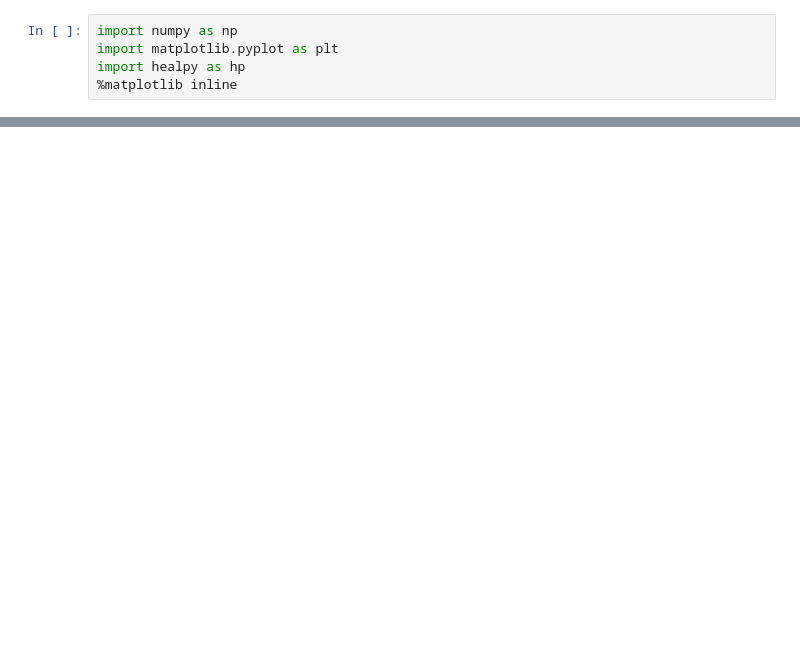
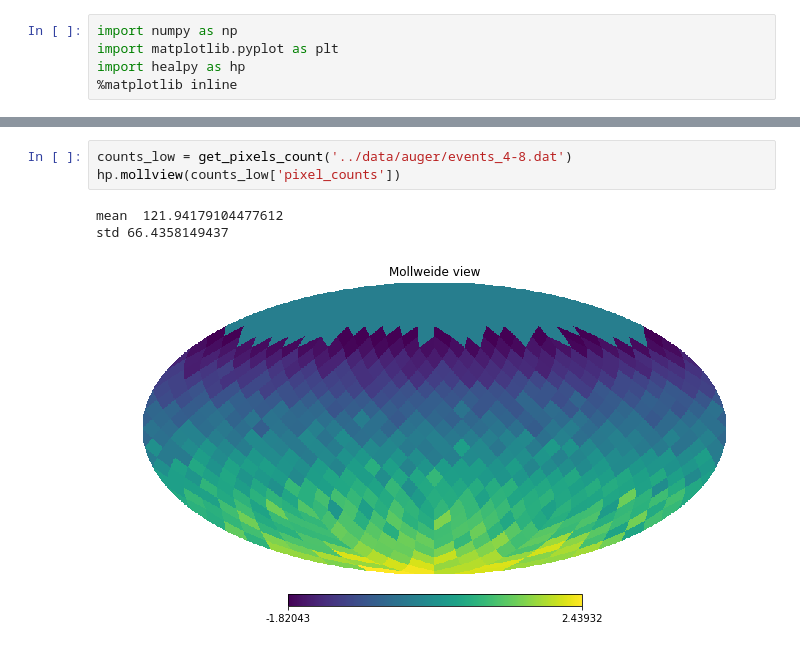
Before and after one commit to forero/auger, a Jupyter notebook: code/explore.ipynb, the cells around one changed output, grey strips where cells are left out. Saved outputs shown, nothing was run; the diff lists cells and outputs as text; blank space fills up the shorter version.

```diff
--- a/code/explore.ipynb
+++ b/code/explore.ipynb
@@ -38,0 +35,7 @@ hp.mollview(pixels_count)
+# %%
+counts_low = get_pixels_count('../data/auger/events_4-8.dat')
+hp.mollview(counts_low['pixel_counts'])
+# %% [output]
+mean  121.94179104477612
+std 66.4358149437
+[figure, added]
```
Also changed, not shown: parts of 7 cells of this notebook.
